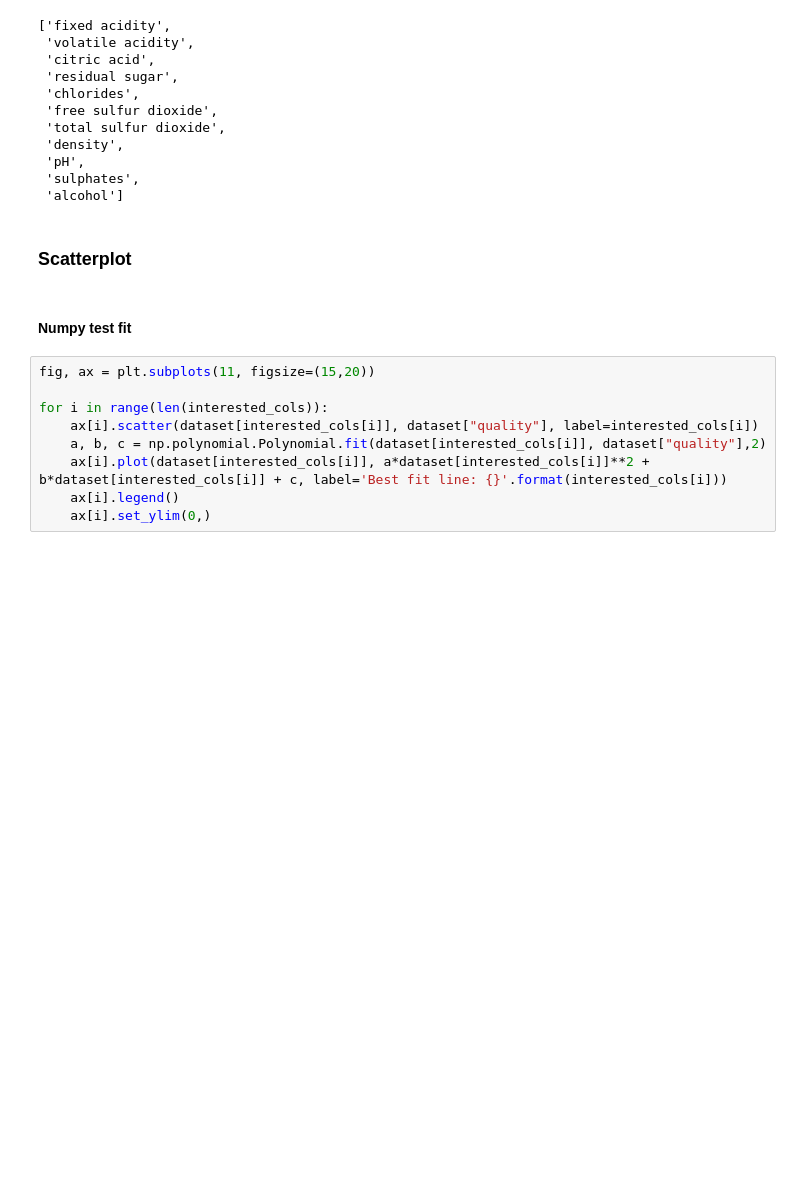
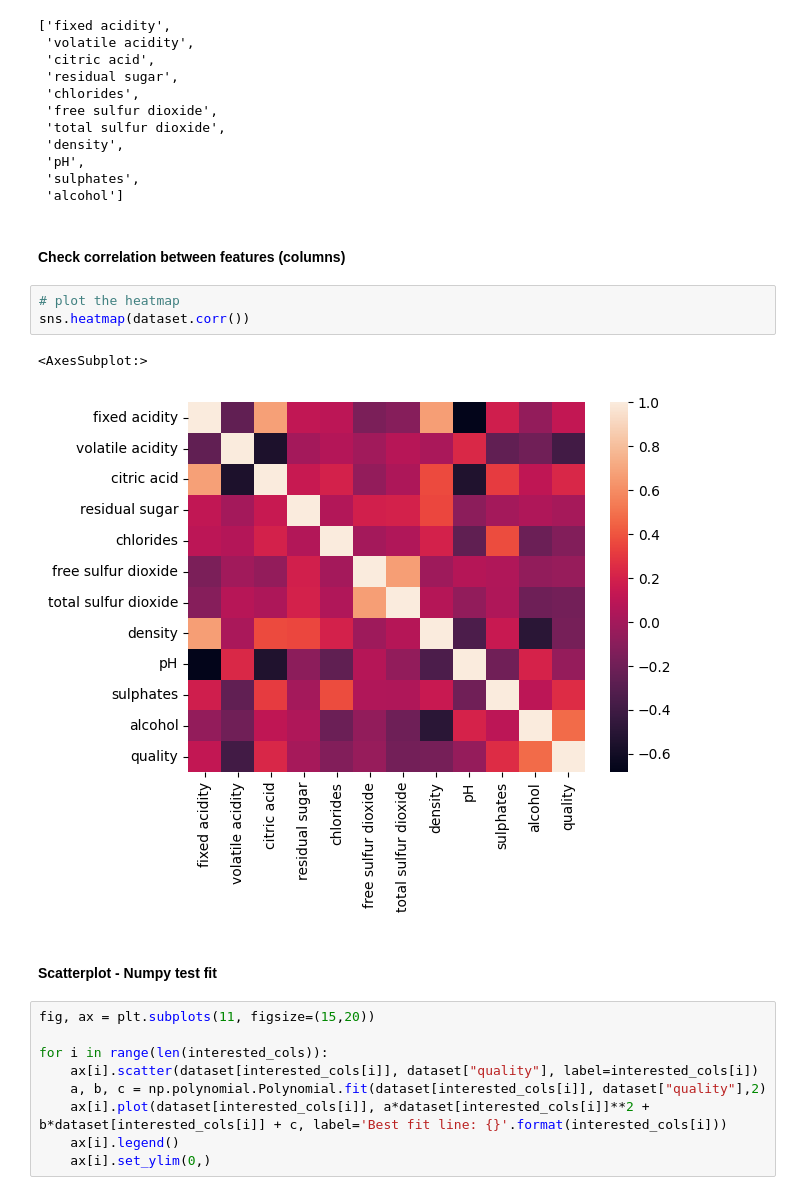
Before and after one commit to dizzydwarfus/Personal_Projects, a Jupyter notebook: winequality/winequality.ipynb, the cells around one changed output. Saved outputs shown, nothing was run; the diff lists cells and outputs as text; blank space fills up the shorter version.

```diff
--- a/winequality/winequality.ipynb
+++ b/winequality/winequality.ipynb
@@ -19,10 +24,16 @@ interested_cols
  'pH',
  'sulphates',
  'alcohol']
+# %% [markdown]
+#### Check correlation between features (columns)
+# %%
+# plot the heatmap
+sns.heatmap(dataset.corr())
+# %% [output]
+<AxesSubplot:>
+[figure, added]
 # %% [markdown]
-### Scatterplot
+#### Scatterplot - Numpy test fit
-# %% [markdown]
-#### Numpy test fit
 # %%
 fig, ax = plt.subplots(11, figsize=(15,20))
 
```
Also changed, not shown: parts of 24 cells of this notebook.
